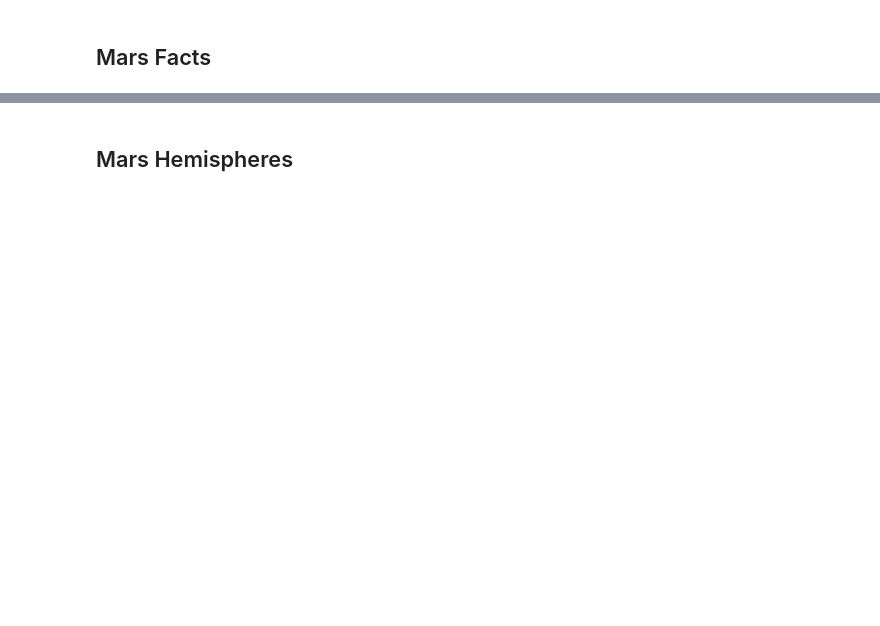
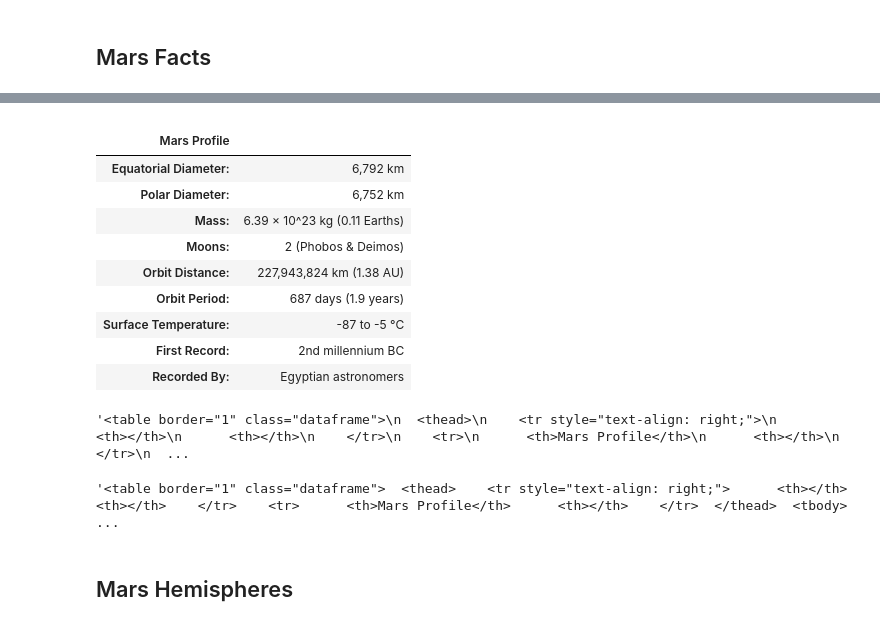
Before and after one commit to JeniLam/Web-Scraping-Challenge, a Jupyter notebook: Mission_To_Mars/mission_to_mars.ipynb, the cells around one changed output, grey strips where cells are left out. Drawn from its saved outputs; the diff is of its cells as text; code cells hidden in the pictures; blank space fills up the shorter version.

```diff
--- a/Mission_To_Mars/mission_to_mars.ipynb
+++ b/Mission_To_Mars/mission_to_mars.ipynb
@@ -90,0 +144,27 @@ featured_image_url
+# %%
+# reset index to first column
+mars_facts_df = mars_facts_df.set_index('Mars Profile')
+mars_facts_df
+# %% [output]
+|  |  |
+| Mars Profile |  |
+| Equatorial Diameter: | 6,792 km |
+| Polar Diameter: | 6,752 km |
+| Mass: | 6.39 × 10^23 kg (0.11 Earths) |
+| Moons: | 2 (Phobos & Deimos) |
+| Orbit Distance: | 227,943,824 km (1.38 AU) |
+| Orbit Period: | 687 days (1.9 years) |
+| Surface Temperature: | -87 to -5 °C |
+| First Record: | 2nd millennium BC |
+| Recorded By: | Egyptian astronomers |
+# %%
+# Convert df to html
+mars_facts_html = mars_facts_df.to_html()
+mars_facts_html
+# %% [output]
+'<table border="1" class="dataframe">\n  <thead>\n    <tr style="text-align: right;">\n      <th></th>\n      <th></th>\n    </tr>\n    <tr>\n      <th>Mars Profile</th>\n      <th></th>\n    </tr>\n  ...
+# %%
+# Strip unwanted newlines to cleanup table
+mars_facts_html.replace('\n', '')
+# %% [output]
+'<table border="1" class="dataframe">  <thead>    <tr style="text-align: right;">      <th></th>      <th></th>    </tr>    <tr>      <th>Mars Profile</th>      <th></th>    </tr>  </thead>  <tbody>   ...
```
Also changed, not shown: parts of 6 cells of this notebook, 1 other file.
